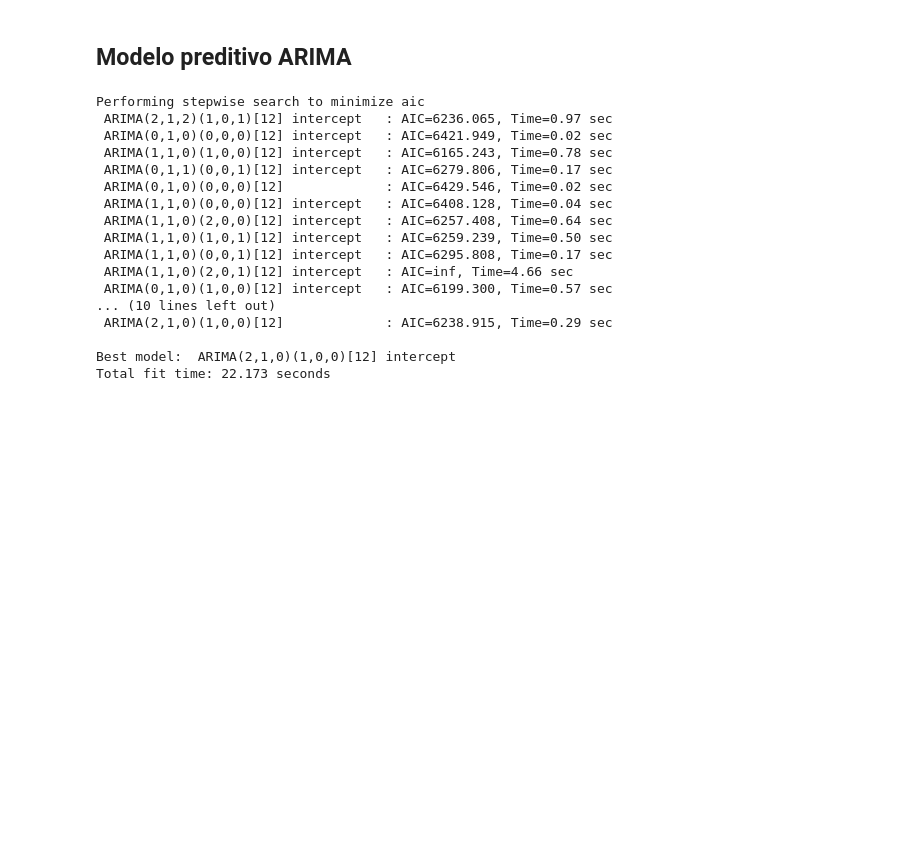
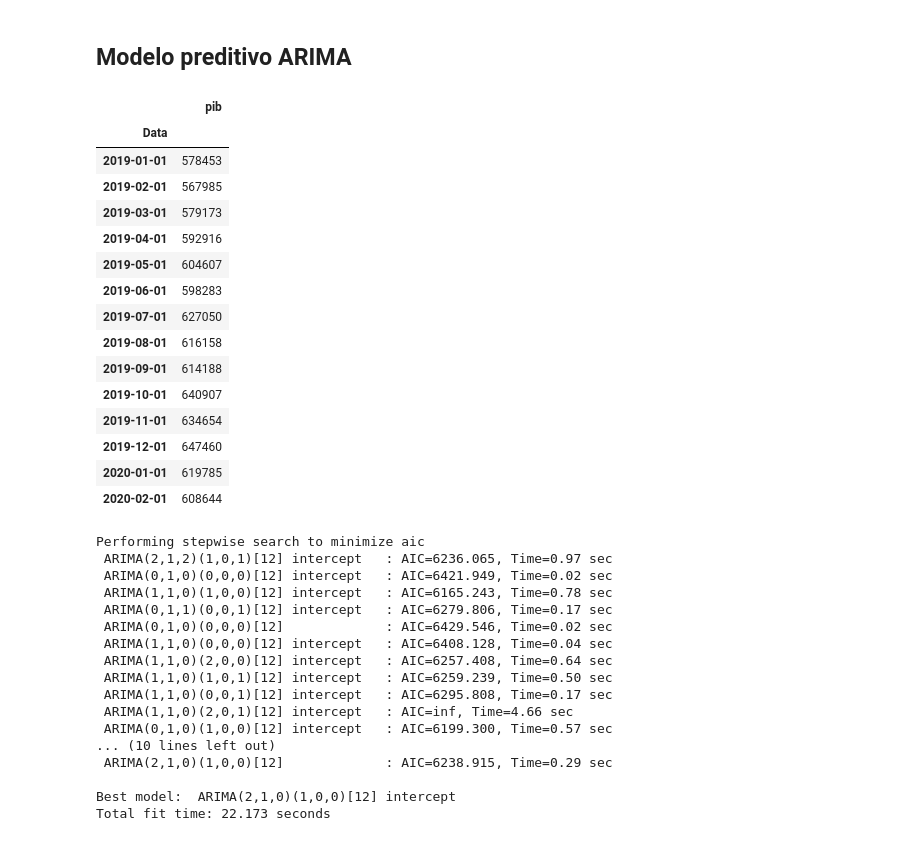
Before and after one commit to mmbs1989/TCC-PUCMINAS, a Jupyter notebook: Notebook_TCC_PUC.ipynb, the cells around one changed output. Cells and saved outputs as stored; diff of their text form; code cells hidden in the pictures; blank space fills up the shorter version.

```diff
--- a/Notebook_TCC_PUC.ipynb
+++ b/Notebook_TCC_PUC.ipynb
@@ -849,8 +849,26 @@ dfarrec_erro.head()
 ## Modelo preditivo ARIMA
 # %%
 # Definição do conjunto de treinamento e do conjunto de teste
-dfpib_train_arima = dfpib.iloc[:-14].copy()
-dfpib_test_arima =  dfpib.iloc[-14:].copy()
+dfpib_train_arima = pd.DataFrame(dftcc['pib'].iloc[:-14])
+dfpib_test_arima =  pd.DataFrame(dftcc['pib'].iloc[-14:])
+dfpib_test_arima
+# %% [output]
+|  | pib |
+| Data |  |
+| 2019-01-01 | 578453 |
+| 2019-02-01 | 567985 |
+| 2019-03-01 | 579173 |
+| 2019-04-01 | 592916 |
+| 2019-05-01 | 604607 |
+| 2019-06-01 | 598283 |
+| 2019-07-01 | 627050 |
+| 2019-08-01 | 616158 |
+| 2019-09-01 | 614188 |
+| 2019-10-01 | 640907 |
+| 2019-11-01 | 634654 |
+| 2019-12-01 | 647460 |
+| 2020-01-01 | 619785 |
+| 2020-02-01 | 608644 |
 # %%
 # Utilização do auto-arima para identificar o melhor modelo de forma automática
 modelARIMAPIB = auto_arima(dfpib_train_arima['pib'], test='adf', trace=True, seasonal= True, m=12)
```
Also changed, not shown: parts of 23 cells of this notebook.
